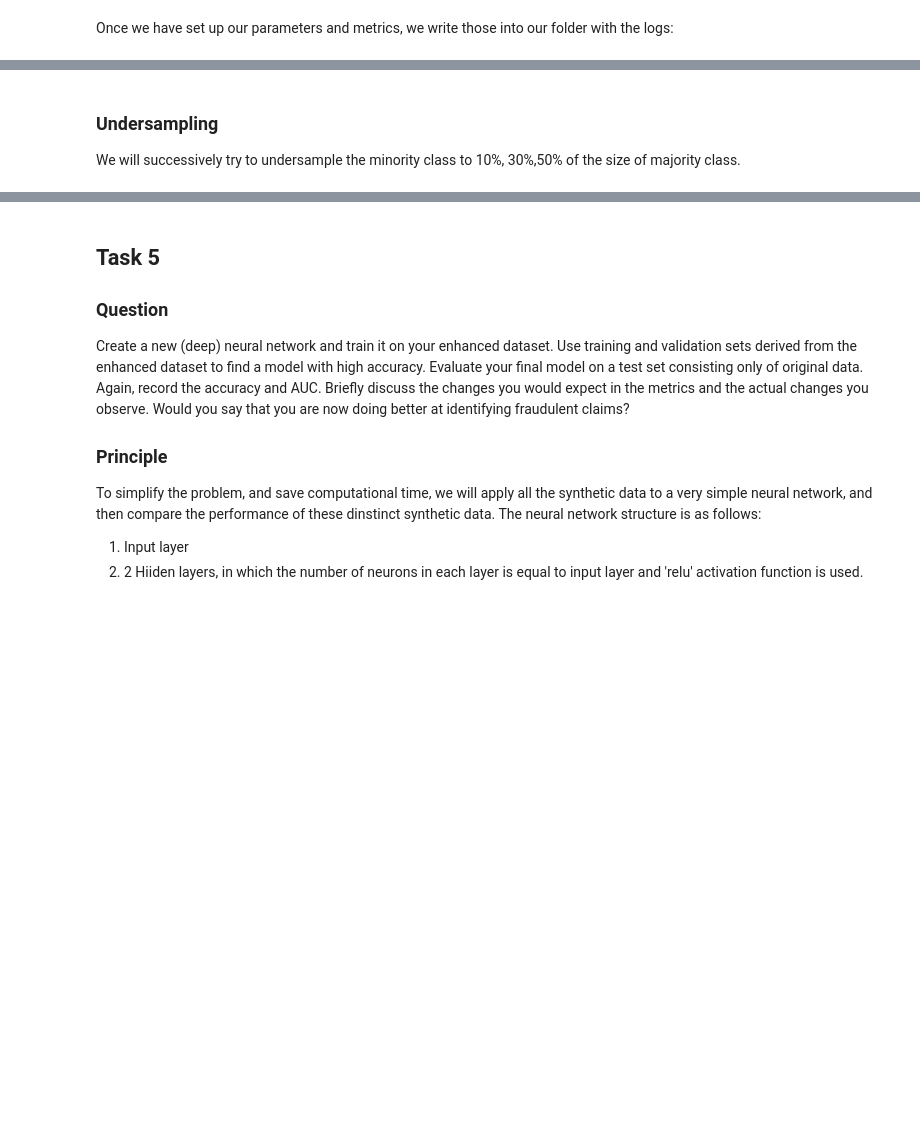
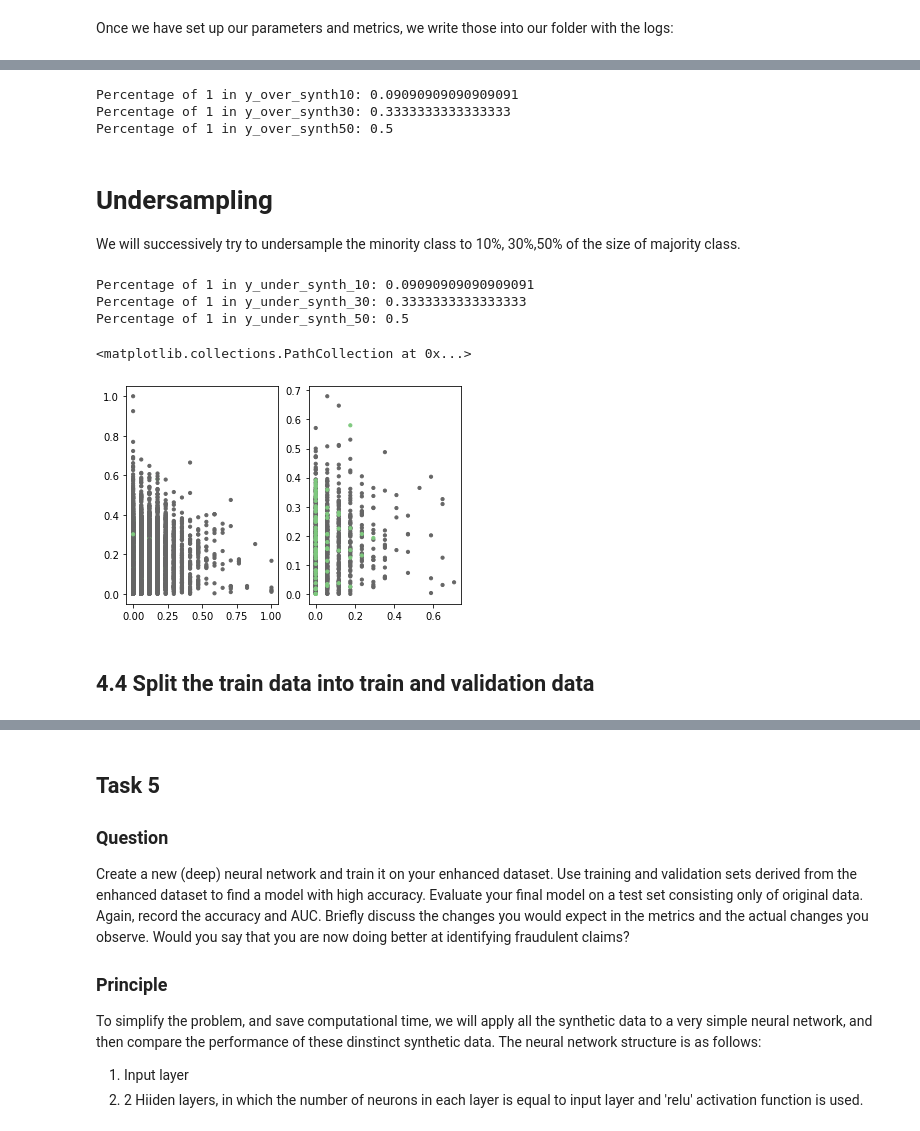
Before and after one commit to ba-group-projects/insurance-fraud-detection, a Jupyter notebook: main-update.ipynb, the cells around one changed output, grey strips where cells are left out. Saved outputs shown, nothing was run; the diff lists cells and outputs as text; code cells hidden in the pictures; blank space fills up the shorter version.

```diff
--- a/main-update.ipynb
+++ b/main-update.ipynb
@@ -705,0 +726,2 @@ import matplotlib.pyplot as plt
+# %%
+X_train, X_test, y_train, y_test = train_test_split(X,y,random_state=192,test_size=0.2)
@@ -706 +730,6 @@ import matplotlib.pyplot as plt
+# %%
+# Fit the MinMaxScaler
+scaler = MinMaxScaler()
+X_train = scaler.fit_transform(X_train)
+X_test = scaler.transform(X_test)
 # %% [markdown]
@@ -718,8 +748,12 @@ X_over_synth_50, y_over_synth_50 = over.fit_resample(X_train, y_train)
 print("Percentage of 1 in y_over_synth10:", Counter(y_over_synth_10)[1]/len(y_over_synth_10))
 print("Percentage of 1 in y_over_synth30:", Counter(y_over_synth_30)[1]/len(y_over_synth_30))
 print("Percentage of 1 in y_over_synth50:", Counter(y_over_synth_50)[1]/len(y_over_synth_50))
+# %% [output]
+Percentage of 1 in y_over_synth10: 0.09090909090909091
+Percentage of 1 in y_over_synth30: 0.3333333333333333
+Percentage of 1 in y_over_synth50: 0.5
 # %% [markdown]
-### Undersampling
+# Undersampling
 We will successively try to undersample the minority class to 10%, 30%,50% of the size of majority class.
 # %%
 under = imblearn.under_sampling.RandomUnderSampler(sampling_strategy=0.1, random_state = 483)
@@ -732,3 +766,20 @@ X_under_synth_50, y_under_synth_50 = under.fit_resample(X_train, y_train)
 print("Percentage of 1 in y_under_synth_10:", Counter(y_under_synth_10)[1]/len(y_under_synth_10))
 print("Percentage of 1 in y_under_synth_30:", Counter(y_under_synth_30)[1]/len(y_under_synth_30))
 print("Percentage of 1 in y_under_synth_50:", Counter(y_under_synth_50)[1]/len(y_under_synth_50))
+# %% [output]
+Percentage of 1 in y_under_synth_10: 0.09090909090909091
+Percentage of 1 in y_under_synth_30: 0.3333333333333333
+Percentage of 1 in y_under_synth_50: 0.5
+# %%
+# set plot xticks
+x = np.arange(0, len(y_over_synth_10), 1)
+plt.xticks(x, x)
+plt.subplot(1,2,1)
+plt.scatter(X_train[:, 2], X_train[:, 3], c=y_train, s=10, cmap="Accent_r")
+plt.subplot(1,2,2)
+plt.scatter(X_under_synth_10[:, 2], X_under_synth_10[:, 3], c=y_under_synth_10, s=10, cmap="Accent_r")
+# %% [output]
+<matplotlib.collections.PathCollection at 0x...>
+[figure, added]
+# %% [markdown]
+## 4.4 Split the train data into train and validation data
```
Also changed, not shown: parts of 24 cells of this notebook, 15 other files.
